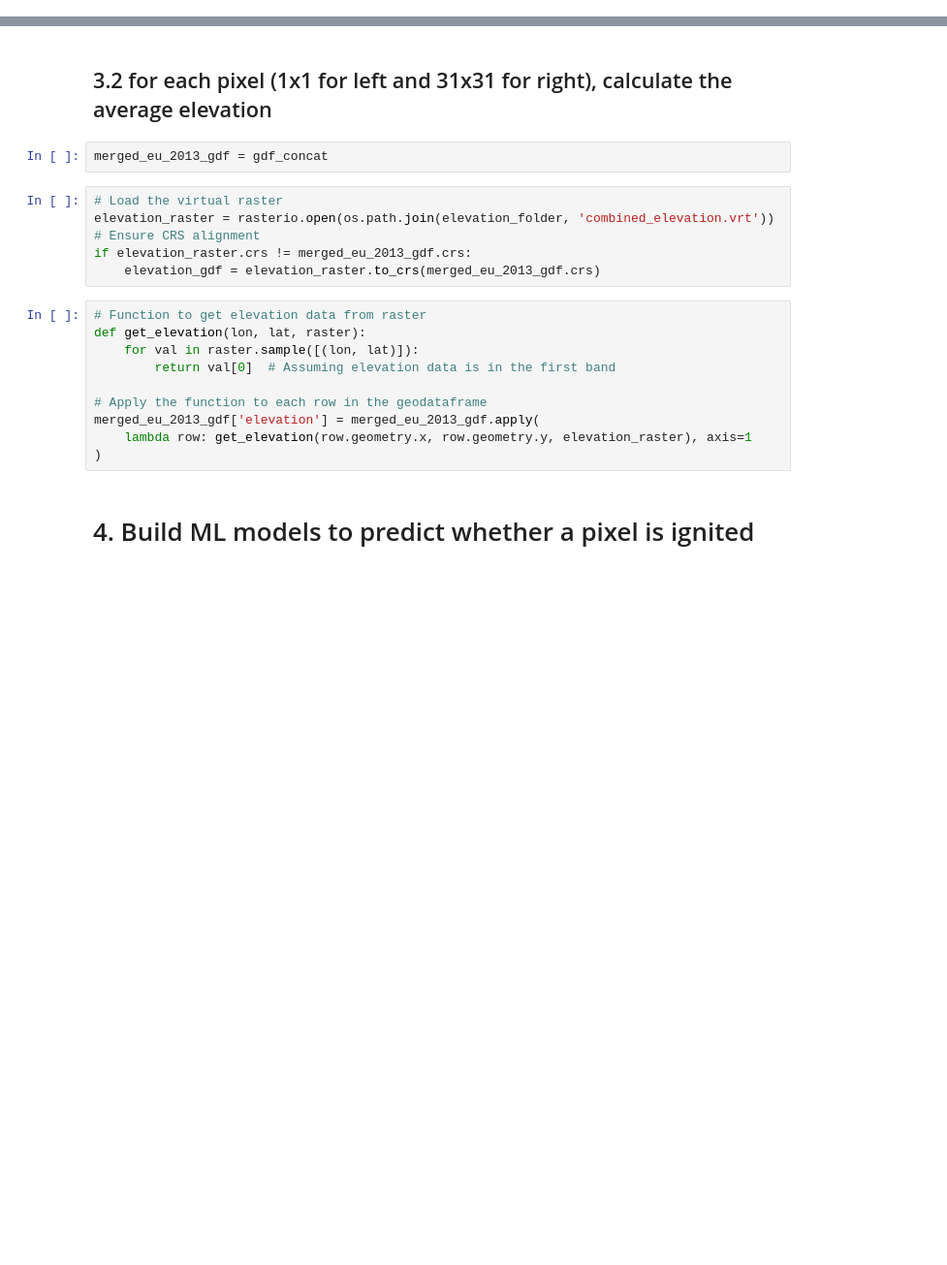
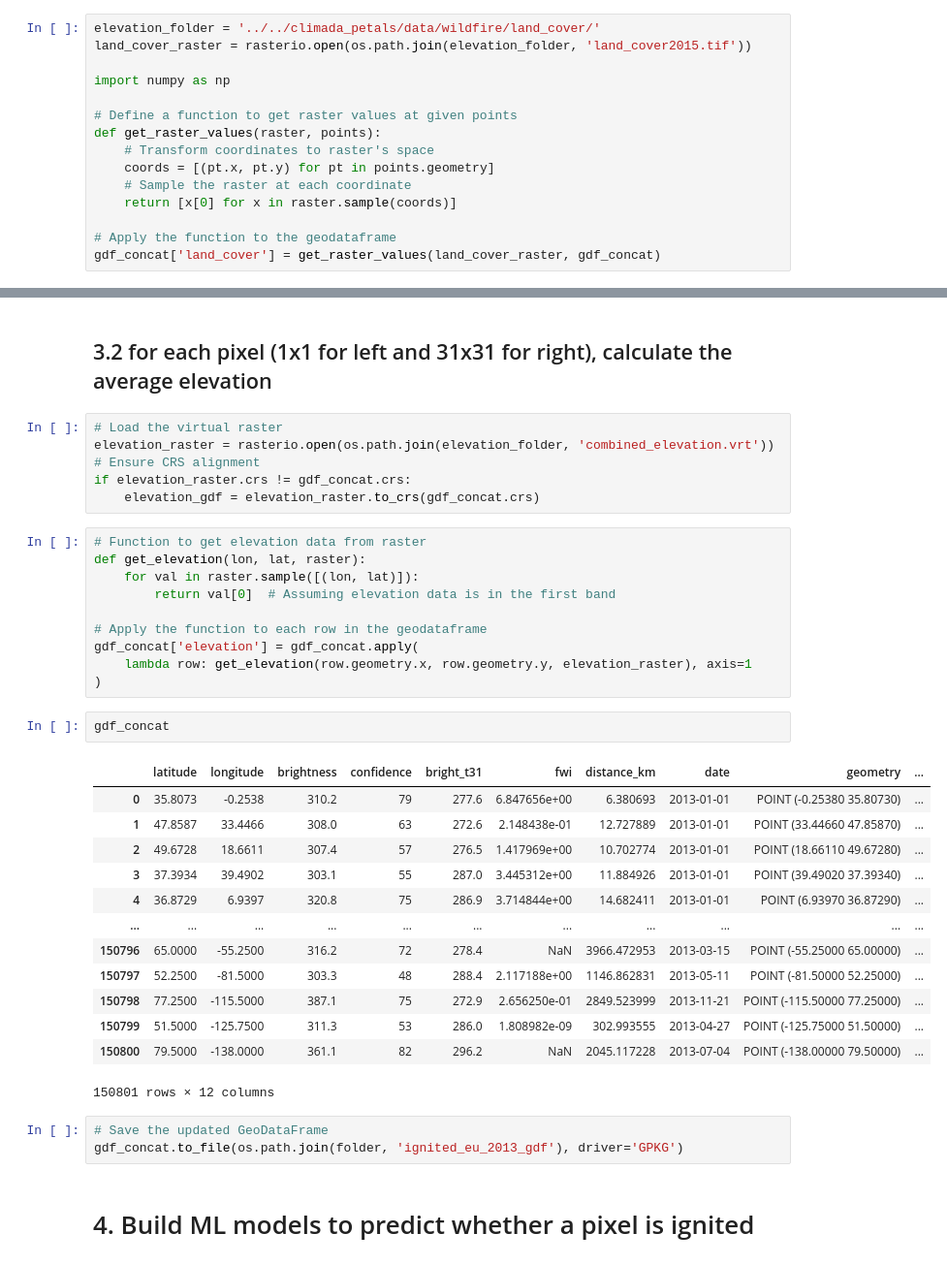
Before and after one commit to zhongyunshun/climada_petals, a Jupyter notebook: doc/my_scripts/step4_curate_ml_dataset.ipynb, the cells around one changed output, grey strips where cells are left out. Shown: that part at 97% size. Saved outputs shown, nothing was run; the diff lists cells and outputs as text; blank space fills up the shorter version.

```diff
--- a/doc/my_scripts/step4_curate_ml_dataset.ipynb
+++ b/doc/my_scripts/step4_curate_ml_dataset.ipynb
@@ -216,0 +236,15 @@ merged_eu_2013_gdf = gpd.read_file(os.path.join(folder, f'merged_eu_2013_gdf'))
+# %%
+elevation_folder = '../../climada_petals/data/wildfire/land_cover/'
+land_cover_raster = rasterio.open(os.path.join(elevation_folder, 'land_cover2015.tif'))
+
+import numpy as np
+
+# Define a function to get raster values at given points
+def get_raster_values(raster, points):
+    # Transform coordinates to raster's space
+    coords = [(pt.x, pt.y) for pt in points.geometry]
+    # Sample the raster at each coordinate
+    return [x[0] for x in raster.sample(coords)]
+
+# Apply the function to the geodataframe
+gdf_concat['land_cover'] = get_raster_values(land_cover_raster, gdf_concat)
@@ -249,14 +383,12 @@ with MemoryFile() as memfile:
         virtual_raster = dataset.name  # Path to the in-memory dataset
 # %% [markdown]
 ## 3.2 for each pixel (1x1 for left and 31x31 for right), calculate the average elevation
-# %%
-merged_eu_2013_gdf = gdf_concat
 # %%
 # Load the virtual raster
 elevation_raster = rasterio.open(os.path.join(elevation_folder, 'combined_elevation.vrt'))
 # Ensure CRS alignment
-if elevation_raster.crs != merged_eu_2013_gdf.crs:
-    elevation_gdf = elevation_raster.to_crs(merged_eu_2013_gdf.crs)
+if elevation_raster.crs != gdf_concat.crs:
+    elevation_gdf = elevation_raster.to_crs(gdf_concat.crs)
 # %%
 # Function to get elevation data from raster
 def get_elevation(lon, lat, raster):
@@ -264,8 +396,27 @@ def get_elevation(lon, lat, raster):
         return val[0]  # Assuming elevation data is in the first band
 
 # Apply the function to each row in the geodataframe
-merged_eu_2013_gdf['elevation'] = merged_eu_2013_gdf.apply(
+gdf_concat['elevation'] = gdf_concat.apply(
     lambda row: get_elevation(row.geometry.x, row.geometry.y, elevation_raster), axis=1
 )
+# %%
+gdf_concat
+# %% [output]
+|  | latitude | longitude | brightness | confidence | bright_t31 | fwi | distance_km | date | geometry | ... |
+| 0 | 35.8073 | -0.2538 | 310.2 | 79 | 277.6 | 6.847656e+00 | 6.380693 | 2013-01-01 | POINT (-0.25380 35.80730) | ... |
+| 1 | 47.8587 | 33.4466 | 308.0 | 63 | 272.6 | 2.148438e-01 | 12.727889 | 2013-01-01 | POINT (33.44660 47.85870) | ... |
+| 2 | 49.6728 | 18.6611 | 307.4 | 57 | 276.5 | 1.417969e+00 | 10.702774 | 2013-01-01 | POINT (18.66110 49.67280) | ... |
+| 3 | 37.3934 | 39.4902 | 303.1 | 55 | 287.0 | 3.445312e+00 | 11.884926 | 2013-01-01 | POINT (39.49020 37.39340) | ... |
+| 4 | 36.8729 | 6.9397 | 320.8 | 75 | 286.9 | 3.714844e+00 | 14.682411 | 2013-01-01 | POINT (6.93970 36.87290) | ... |
+| ... | ... | ... | ... | ... | ... | ... | ... | ... | ... | ... |
+| 150796 | 65.0000 | -55.2500 | 316.2 | 72 | 278.4 | NaN | 3966.472953 | 2013-03-15 | POINT (-55.25000 65.00000) | ... |
+| 150797 | 52.2500 | -81.5000 | 303.3 | 48 | 288.4 | 2.117188e+00 | 1146.862831 | 2013-05-11 | POINT (-81.50000 52.25000) | ... |
+| 150798 | 77.2500 | -115.5000 | 387.1 | 75 | 272.9 | 2.656250e-01 | 2849.523999 | 2013-11-21 | POINT (-115.50000 77.25000) | ... |
+| 150799 | 51.5000 | -125.7500 | 311.3 | 53 | 286.0 | 1.808982e-09 | 302.993555 | 2013-04-27 | POINT (-125.75000 51.50000) | ... |
+| 150800 | 79.5000 | -138.0000 | 361.1 | 82 | 296.2 | NaN | 2045.117228 | 2013-07-04 | POINT (-138.00000 79.50000) | ... |
+150801 rows × 12 columns
+# %%
+# Save the updated GeoDataFrame
+gdf_concat.to_file(os.path.join(folder, 'ignited_eu_2013_gdf'), driver='GPKG')
 # %% [markdown]
 # 4. Build ML models to predict whether a pixel is ignited
```
Also changed, not shown: parts of 22 cells of this notebook, 1 other file.
